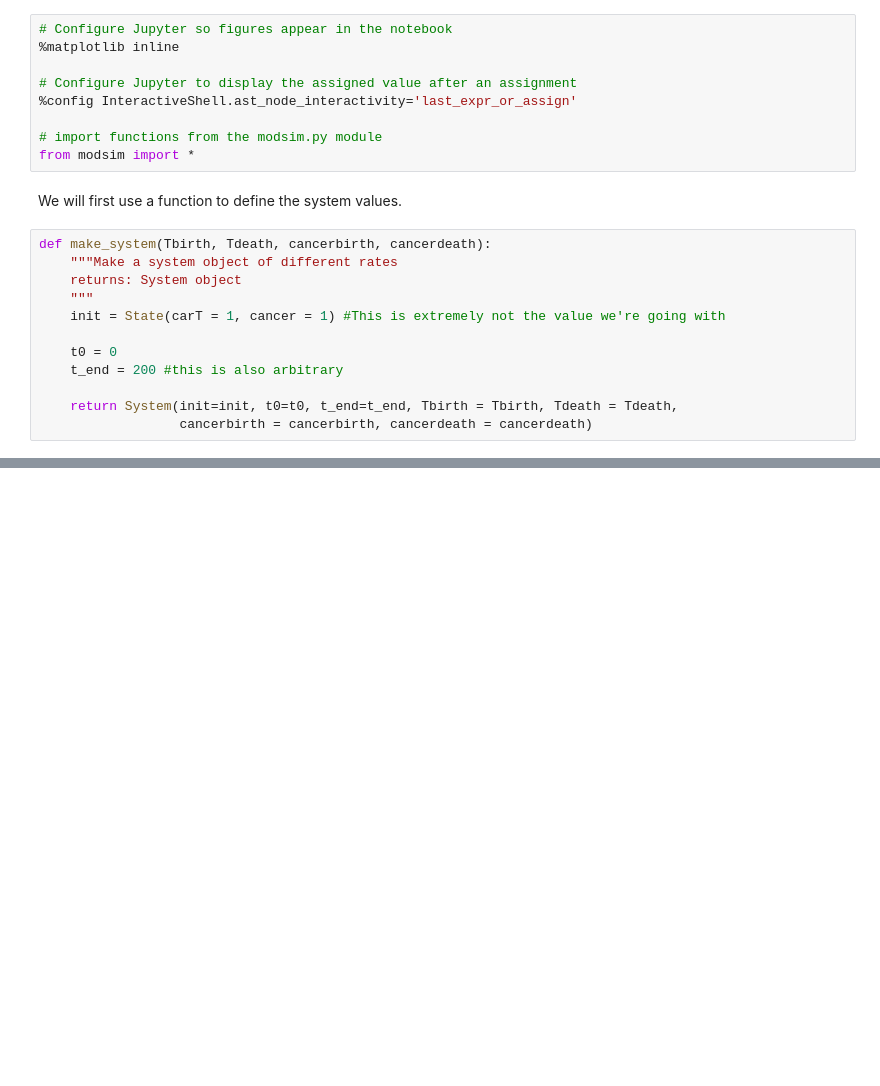
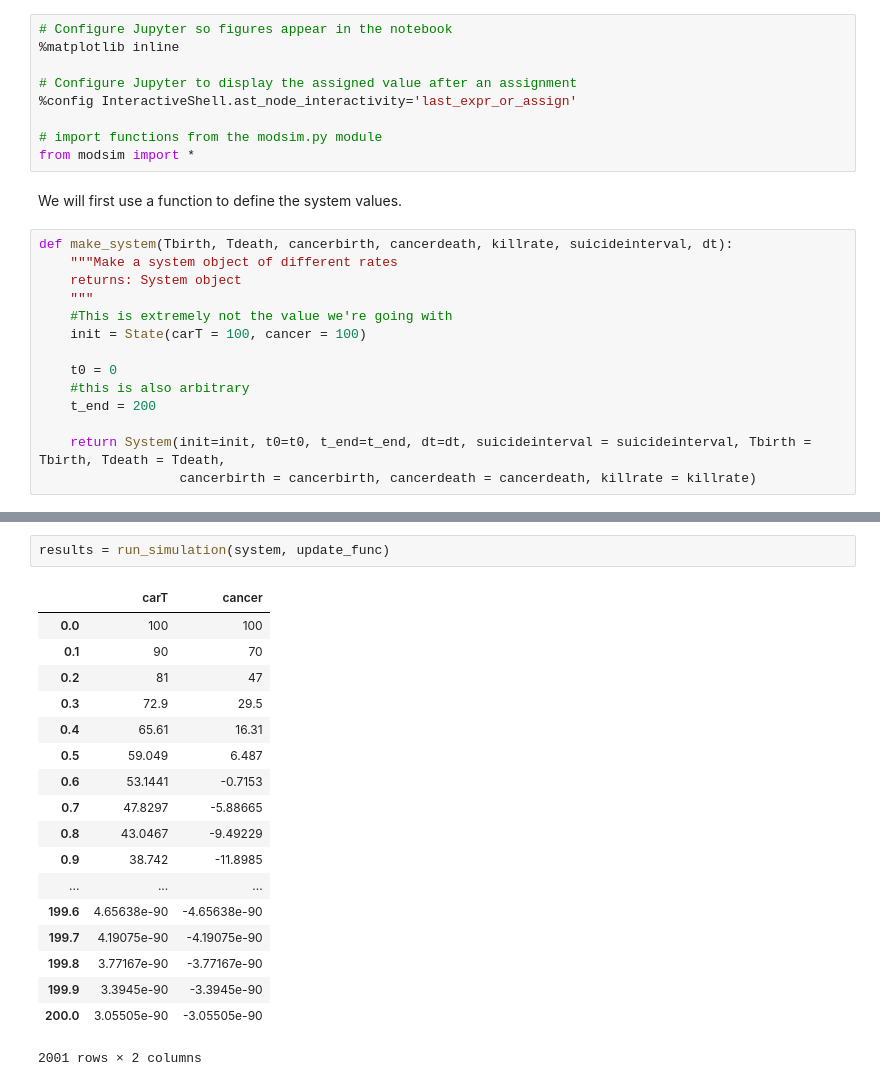
Before and after one commit to ahindelang/ModSimPy, a Jupyter notebook: code/Project2.ipynb, the cells around one changed output, grey strips where cells are left out. Drawn from its saved outputs; the diff is of its cells as text; blank space fills up the shorter version.

```diff
--- a/code/Project2.ipynb
+++ b/code/Project2.ipynb
@@ -20,14 +20,16 @@ from modsim import *
 # %% [markdown]
 We will first use a function to define the system values.
 # %%
-def make_system(Tbirth, Tdeath, cancerbirth, cancerdeath):
+def make_system(Tbirth, Tdeath, cancerbirth, cancerdeath, killrate, suicideinterval, dt):
     """Make a system object of different rates
     returns: System object
     """
-    init = State(carT = 1, cancer = 1) #This is extremely not the value we're going with
+    #This is extremely not the value we're going with
+    init = State(carT = 100, cancer = 100)
 
     t0 = 0
-    t_end = 200 #this is also arbitrary
+    #this is also arbitrary
+    t_end = 200
 
-    return System(init=init, t0=t0, t_end=t_end, Tbirth = Tbirth, Tdeath = Tdeath,
-                  cancerbirth = cancerbirth, cancerdeath = cancerdeath)
+    return System(init=init, t0=t0, t_end=t_end, dt=dt, suicideinterval = suicideinterval, Tbirth = Tbirth, Tdeath = Tdeath,
+                  cancerbirth = cancerbirth, cancerdeath = cancerdeath, killrate = killrate)
@@ -44,0 +114,21 @@ def plot_results(x, y):
+# %%
+results = run_simulation(system, update_func)
+# %% [output]
+|  | carT | cancer |
+| 0.0 | 100 | 100 |
+| 0.1 | 90 | 70 |
+| 0.2 | 81 | 47 |
+| 0.3 | 72.9 | 29.5 |
+| 0.4 | 65.61 | 16.31 |
+| 0.5 | 59.049 | 6.487 |
+| 0.6 | 53.1441 | -0.7153 |
+| 0.7 | 47.8297 | -5.88665 |
+| 0.8 | 43.0467 | -9.49229 |
+| 0.9 | 38.742 | -11.8985 |
+| ... | ... | ... |
+| 199.6 | 4.65638e-90 | -4.65638e-90 |
+| 199.7 | 4.19075e-90 | -4.19075e-90 |
+| 199.8 | 3.77167e-90 | -3.77167e-90 |
+| 199.9 | 3.3945e-90 | -3.3945e-90 |
+| 200.0 | 3.05505e-90 | -3.05505e-90 |
+2001 rows × 2 columns
```
Also changed, not shown: parts of 15 cells of this notebook.
